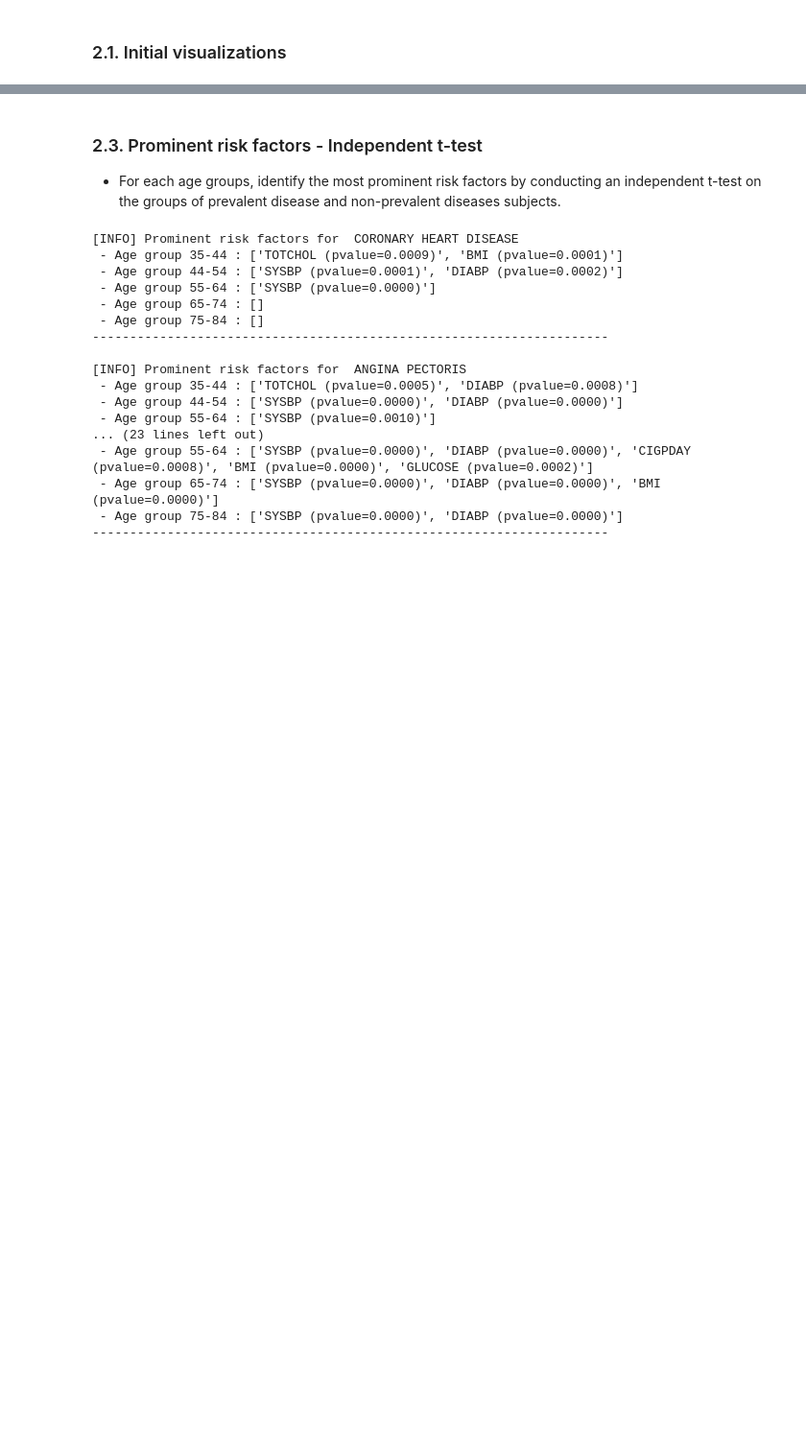
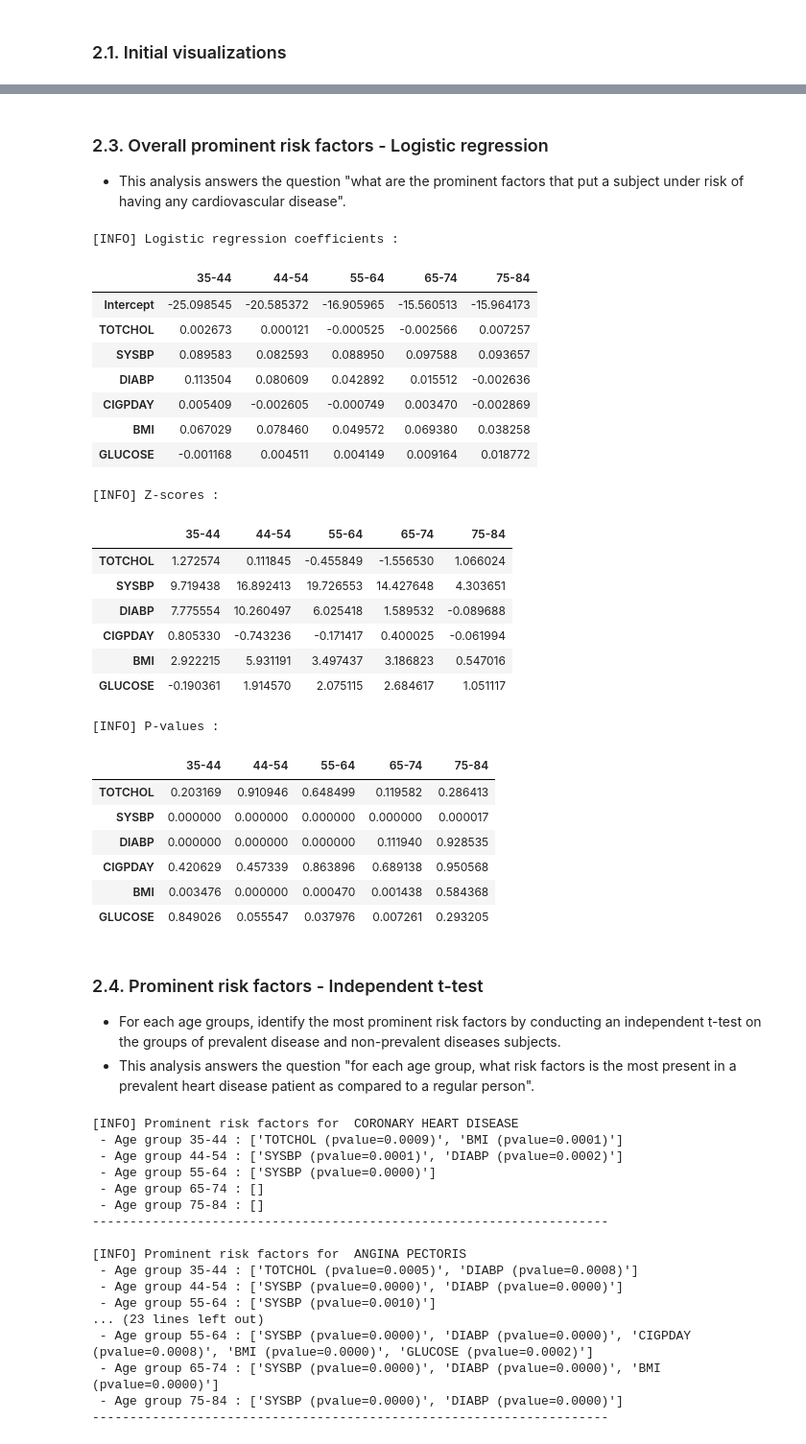
Before and after one commit to hieubkvn123/MH6321-project, a Jupyter notebook: notebooks/MH6321_project_data_analysis.ipynb, the cells around one changed output, grey strips where cells are left out. Shown at 96% size. Cells and saved outputs as stored; diff of their text form; code cells hidden in the pictures; blank space fills up the shorter version.

Commit message:
feat: Added analysis

```diff
--- a/notebooks/MH6321_project_data_analysis.ipynb
+++ b/notebooks/MH6321_project_data_analysis.ipynb
@@ -168,4 +179,74 @@ for disease in heart_diseases:
+# %% [markdown]
+### 2.3. Overall prominent risk factors - Logistic regression
+- This analysis answers the question "what are the prominent factors that put a subject under risk of having any cardiovascular disease".
+# %%
+# Get the target variable
+df_full['PREV'] = (df_full[heart_diseases].sum(axis=1) > 0).to_numpy().astype(int)
+
+# Logistic regression by age groups
+coeffs, pvalues, z_scores = {}, {}, {}
+for age_group in age_labels:
+    # Separate age groups
+    df_age = df_full[df_full['AGEGROUP'] == age_group]
+    df_age = df_age[['PREV'] + cardiovascular_risks].dropna()
+
+    # Fit the model
+    log_reg = smf.logit(f"PREV ~ {'+'.join(cardiovascular_risks)}", data=df_age).fit(disp=0)
+
+    # Get the z-scores
+    cov = log_reg.cov_params()
+    std_err = np.sqrt(np.diag(cov))
+    z_values = log_reg.params / std_err
+
+    # Store the coefficients + pvalues
+    coeffs[age_group] = log_reg.params
+    pvalues[age_group] = log_reg.pvalues
+    z_scores[age_group] = z_values
+
+# Format table
+coeffs = pd.DataFrame(coeffs)
+pvalues = pd.DataFrame(pvalues)
+z_scores = pd.DataFrame(z_scores)
+z_scores = z_scores.drop('Intercept')
+pvalues = pvalues.drop('Intercept')
+pvalues = pvalues.style.applymap(_pvalue_table_cell_styler)
+
+print('[INFO] Logistic regression coefficients : ')
+display(HTML(coeffs.to_html()))
+
+print('\n[INFO] Z-scores :')
+display(HTML(z_scores.to_html()))
+
+print('\n[INFO] P-values :')
+display(HTML(pvalues.to_html()))
+# %% [output]
+[INFO] Logistic regression coefficients :
+|  | 35-44 | 44-54 | 55-64 | 65-74 | 75-84 |
+| Intercept | -25.098545 | -20.585372 | -16.905965 | -15.560513 | -15.964173 |
+| TOTCHOL | 0.002673 | 0.000121 | -0.000525 | -0.002566 | 0.007257 |
+| SYSBP | 0.089583 | 0.082593 | 0.088950 | 0.097588 | 0.093657 |
+| DIABP | 0.113504 | 0.080609 | 0.042892 | 0.015512 | -0.002636 |
+| CIGPDAY | 0.005409 | -0.002605 | -0.000749 | 0.003470 | -0.002869 |
+| BMI | 0.067029 | 0.078460 | 0.049572 | 0.069380 | 0.038258 |
+| GLUCOSE | -0.001168 | 0.004511 | 0.004149 | 0.009164 | 0.018772 |
+[INFO] Z-scores :
+|  | 35-44 | 44-54 | 55-64 | 65-74 | 75-84 |
+| TOTCHOL | 1.272574 | 0.111845 | -0.455849 | -1.556530 | 1.066024 |
+| SYSBP | 9.719438 | 16.892413 | 19.726553 | 14.427648 | 4.303651 |
+| DIABP | 7.775554 | 10.260497 | 6.025418 | 1.589532 | -0.089688 |
+| CIGPDAY | 0.805330 | -0.743236 | -0.171417 | 0.400025 | -0.061994 |
+| BMI | 2.922215 | 5.931191 | 3.497437 | 3.186823 | 0.547016 |
+| GLUCOSE | -0.190361 | 1.914570 | 2.075115 | 2.684617 | 1.051117 |
+[INFO] P-values :
+|  | 35-44 | 44-54 | 55-64 | 65-74 | 75-84 |
+| TOTCHOL | 0.203169 | 0.910946 | 0.648499 | 0.119582 | 0.286413 |
+| SYSBP | 0.000000 | 0.000000 | 0.000000 | 0.000000 | 0.000017 |
+| DIABP | 0.000000 | 0.000000 | 0.000000 | 0.111940 | 0.928535 |
+| CIGPDAY | 0.420629 | 0.457339 | 0.863896 | 0.689138 | 0.950568 |
+| BMI | 0.003476 | 0.000000 | 0.000470 | 0.001438 | 0.584368 |
+| GLUCOSE | 0.849026 | 0.055547 | 0.037976 | 0.007261 | 0.293205 |
 # %% [markdown]
-### 2.3. Prominent risk factors - Independent t-test
+### 2.4. Prominent risk factors - Independent t-test
 - For each age groups, identify the most prominent risk factors by conducting an independent t-test on the groups of prevalent disease and non-prevalent diseases subjects.
+- This analysis answers the question "for each age group, what risk factors is the most present in a prevalent heart disease patient as compared to a regular person".
 # %%
```
Also changed, not shown: parts of 13 cells of this notebook.
